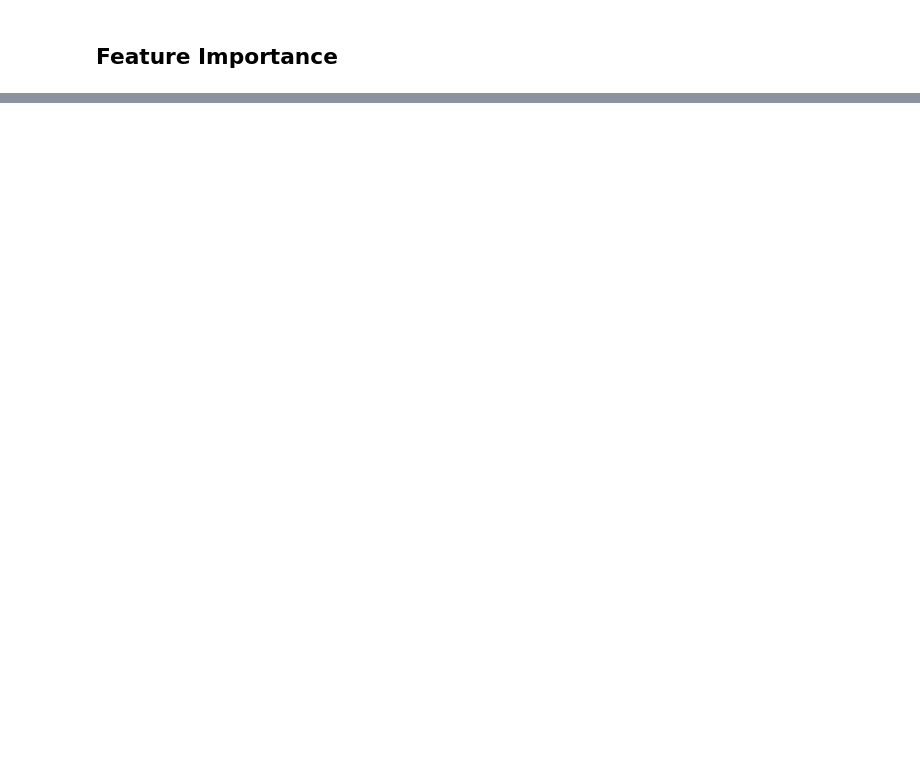
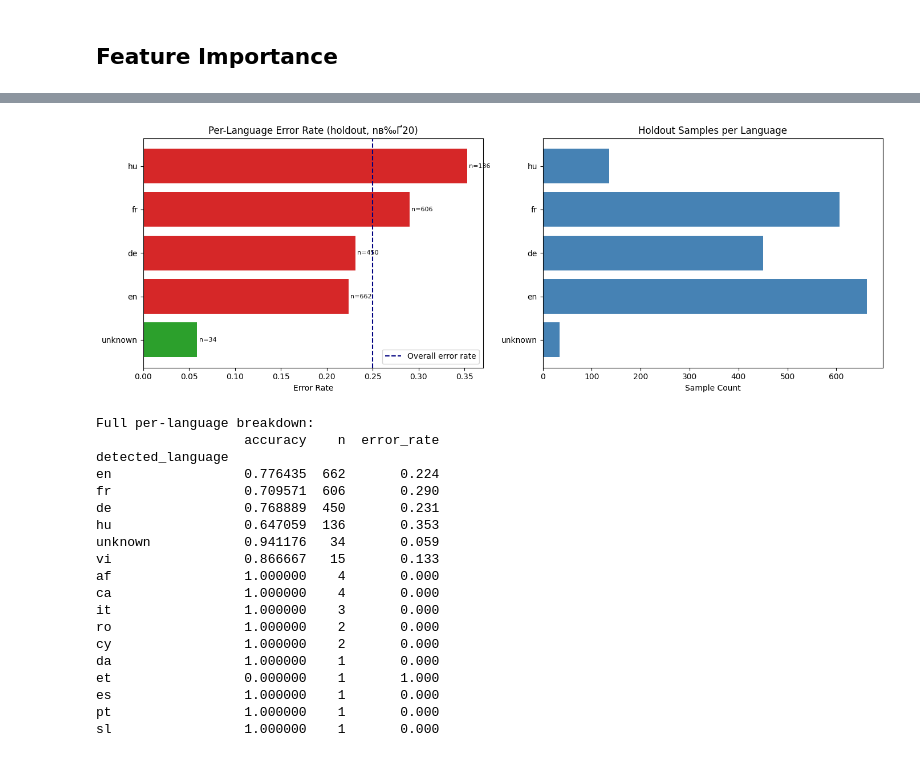
Before and after one commit to Ron-Lakeman/BigDataProject, a Jupyter notebook: src/processing/ml_model_v1.ipynb, the cells around one changed output, grey strips where cells are left out. Saved outputs shown, nothing was run; the diff lists cells and outputs as text; code cells hidden in the pictures; blank space fills up the shorter version.

```diff
--- a/src/processing/ml_model_v1.ipynb
+++ b/src/processing/ml_model_v1.ipynb
@@ -359,0 +693,53 @@ days_since_first_review      0.0164
+# %%
+_lang_stats = (
+    err_df.groupby('detected_language')['correct']
+    .agg(['mean', 'count'])
+    .rename(columns={'mean': 'accuracy', 'count': 'n'})
+    .assign(error_rate=lambda d: 1 - d['accuracy'])
+    .sort_values('n', ascending=False)
+)
+
+_lang_plot = _lang_stats[_lang_stats['n'] >= 20].sort_values('error_rate')
+
+fig, axes = plt.subplots(1, 2, figsize=(14, 5))
+
+colors = ['#d62728' if e > 0.15 else '#2ca02c' for e in _lang_plot['error_rate']]
+axes[0].barh(_lang_plot.index, _lang_plot['error_rate'], color=colors)
+axes[0].axvline(x=err_df['correct'].mean().__rsub__(1), color='navy',
+                linestyle='--', linewidth=1.5, label='Overall error rate')
+axes[0].set_xlabel('Error Rate')
+axes[0].set_title('Per-Language Error Rate (holdout, nв‰Ґ20)')
+axes[0].legend()
+for i, (lang, row) in enumerate(_lang_plot.iterrows()):
+    axes[0].text(row['error_rate'] + 0.002, i, f"n={row['n']:.0f}", va='center', fontsize=8)
+
+axes[1].barh(_lang_plot.index, _lang_plot['n'], color='steelblue')
+axes[1].set_xlabel('Sample Count')
+axes[1].set_title('Holdout Samples per Language')
+
+plt.tight_layout()
+plt.show()
+
+print("\nFull per-language breakdown:")
+print(_lang_stats.assign(error_rate=lambda d: d['error_rate'].round(3)).to_string())
+# %% [output]
+[figure, added]
+Full per-language breakdown:
+                   accuracy    n  error_rate
+detected_language
+en                 0.776435  662       0.224
+fr                 0.709571  606       0.290
+de                 0.768889  450       0.231
+hu                 0.647059  136       0.353
+unknown            0.941176   34       0.059
+vi                 0.866667   15       0.133
+af                 1.000000    4       0.000
+ca                 1.000000    4       0.000
+it                 1.000000    3       0.000
+ro                 1.000000    2       0.000
+cy                 1.000000    2       0.000
+da                 1.000000    1       0.000
+et                 0.000000    1       1.000
+es                 1.000000    1       0.000
+pt                 1.000000    1       0.000
+sl                 1.000000    1       0.000
```
Also changed, not shown: parts of 25 cells of this notebook, 24 other files.
